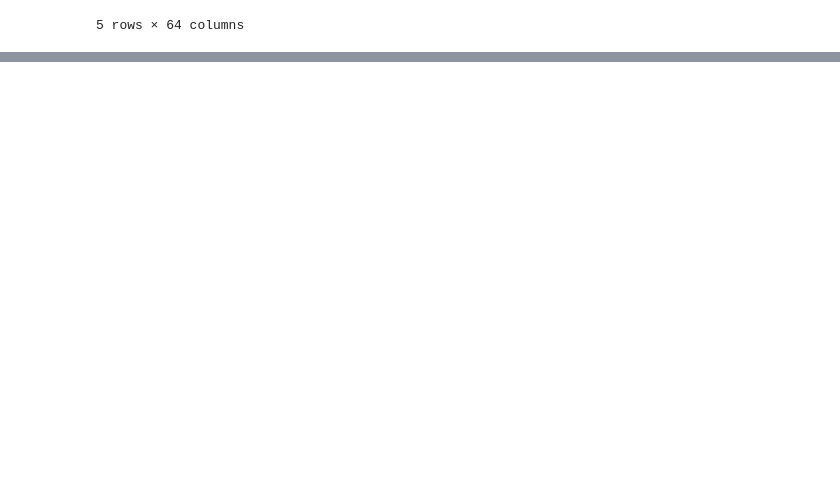
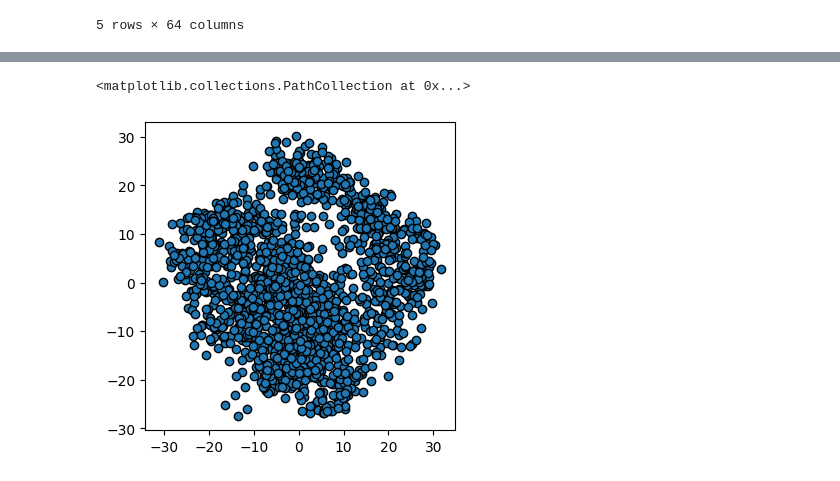
Before and after one commit to MaxDangVu136/ml_carpentry_workshop_2023, a Jupyter notebook: ml_carpentry_workshop_day2_unsupervised.ipynb, the cells around one changed output, grey strips where cells are left out. Drawn from its saved outputs; the diff is of its cells as text; code cells hidden in the pictures; blank space fills up the shorter version.

```diff
--- a/ml_carpentry_workshop_day2_unsupervised.ipynb
+++ b/ml_carpentry_workshop_day2_unsupervised.ipynb
@@ -111,0 +112,12 @@ Name: target, Length: 1797, dtype: int64
+# %%
+# We can make this easier with dimensional reduction techniques such as Principal Component Analysis (PCA), converts data from high dimension to a lower-dimensional space that retains most of the information in our dataset
+from sklearn import decomposition
+
+# define model
+pca = decomposition.PCA(n_components=2)
+
+# fit model
+pca.fit(features)
+x_pca = pca.transform(features)
+
+print(x_pca.shape), x_pca
@@ -111,0 +134,12 @@ Name: target, Length: 1797, dtype: int64
+# %%
+import numpy as np
+import matplotlib.pyplot as plt
+
+tx = x_pca[:, 0]
+ty = x_pca[:, 1]
+
+fig = plt.figure(1, figsize=(4,4))
+plt.scatter(tx, ty, edgecolor='k')
+# %% [output]
+<matplotlib.collections.PathCollection at 0x...>
+[figure, added]
```
Also changed, not shown: parts of 8 cells of this notebook.
